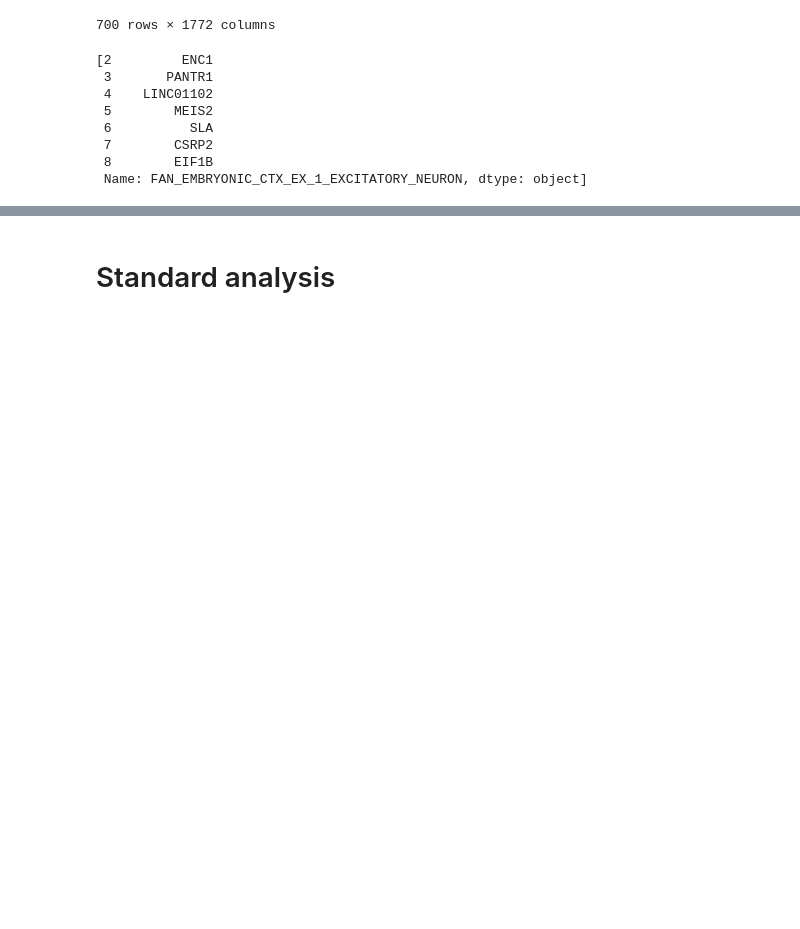
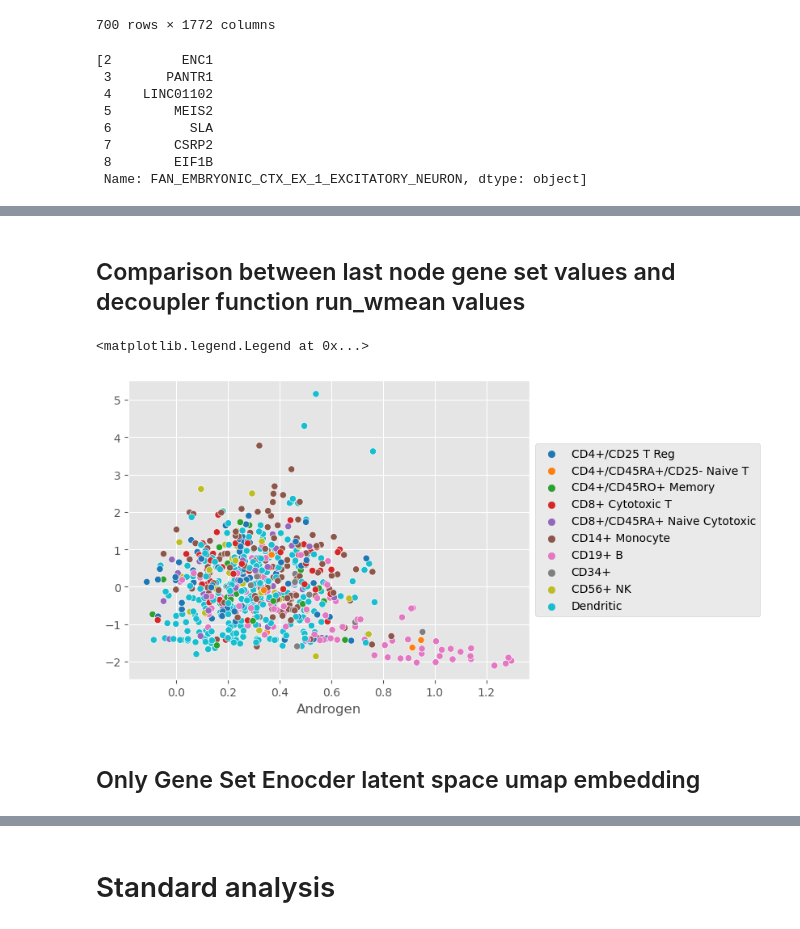
Before and after one commit to LorenzoTaroni/DeepGSEA, a Jupyter notebook: example.ipynb, the cells around one changed output, grey strips where cells are left out. Saved outputs shown, nothing was run; the diff lists cells and outputs as text; code cells hidden in the pictures; blank space fills up the shorter version.

```diff
--- a/example.ipynb
+++ b/example.ipynb
@@ -183,3 +227,13 @@ sc.pl.umap(adata, color = "bulk_labels")
+# %% [markdown]
+## Comparison between last node gene set values and decoupler function run_wmean values
+# %%
+sns.scatterplot(x = adata_new.obsm["wmean_estimate"]["Androgen"], y = adata_new.obsm["last_node"][:,0], hue = adata_new.obs.bulk_labels, palette="tab10")
+plt.legend(loc='center left', bbox_to_anchor=(1.0, 0.5), ncol=1)
+# %% [output]
+<matplotlib.legend.Legend at 0x...>
+[figure, added]
+# %% [markdown]
+## Only Gene Set Enocder latent space umap embedding
 # %%
 print( adata_new.obsm["X_svgsa_gs"].shape )
 adata_new.obsm["X_svgsa_gs"]
```
Also changed, not shown: parts of 42 cells of this notebook, 7 other files.
